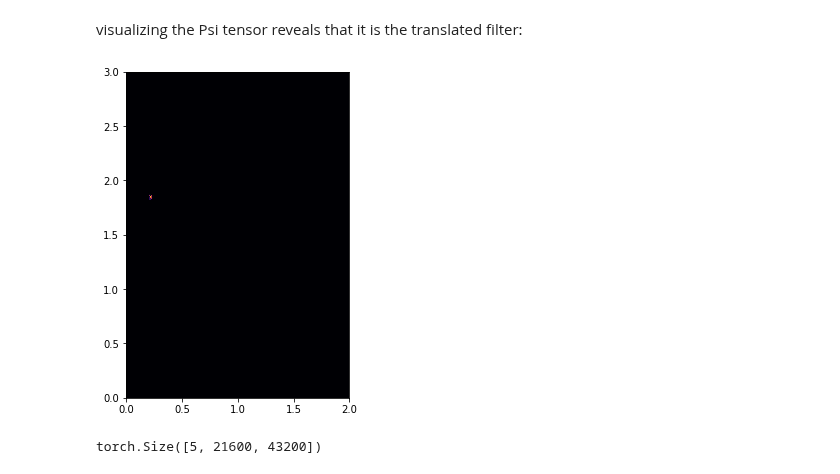
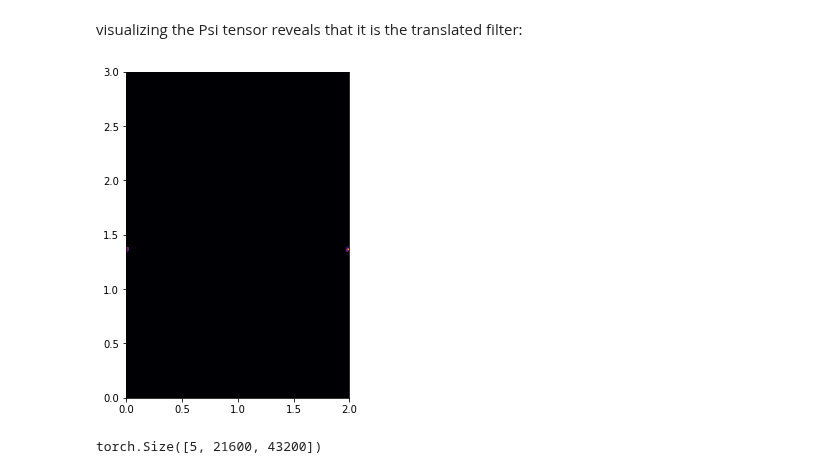
Before and after one commit to NVIDIA/torch-harmonics, a Jupyter notebook: notebooks/disco_conv_2d.ipynb, the cells around one changed output. Saved outputs shown, nothing was run; the diff lists cells and outputs as text; code cells hidden in the pictures.

```diff
--- a/notebooks/disco_conv_2d.ipynb
+++ b/notebooks/disco_conv_2d.ipynb
@@ -144,21 +144,21 @@ y_out = torch.linspace(0, 3, ny)
 x_out, y_out = torch.meshgrid(x_out, y_out)
 grid_out = torch.stack([x_out.reshape(-1), y_out.reshape(-1)])
 # %%
-conv = DiscreteContinuousConv2d(1, 1, grid_in=grid_in, quad_weights=weights, grid_out=grid_out, kernel_shape=[2,4], radius_cutoff=2*3./180)
+# conv = DiscreteContinuousConv2d(1, 1, grid_in=grid_in, quad_weights=weights, grid_out=grid_out, kernel_shape=[2,4], radius_cutoff=2*3./180)
 # alternatively, btu normalization will be wrong due to the wrong domain [-1, 1]^2
-# conv = DiscreteContinuousConv2d(1, 1, grid_in="lobatto", grid_out="lobatto", n_in=(180,240), n_out=(120,180), kernel_shape=[2,4], radius_cutoff=3./180).float()
+conv = DiscreteContinuousConv2d(1, 1, grid_in="equidistant", grid_out="equidistant", n_in=(180,240), n_out=(120,180), kernel_shape=[2,4], radius_cutoff=3/180, periodic=True).float()
 conv.weight = nn.Parameter(torch.ones_like(conv.weight))
 psi = conv.get_psi()
 # %% [markdown]
 visualizing the Psi tensor reveals that it is the translated filter:
 # %%
 plt.figure(figsize=(4,6), )
-plt.tripcolor(grid_in[0], grid_in[1], psi[0, 2450].to_dense(), cmap=cmap, shading="flat")
+plt.tripcolor(grid_in[0], grid_in[1], psi[4, 21500].to_dense(), cmap=cmap, shading="flat")
 plt.xlim(0,2)
 plt.ylim(0,3)
 plt.show()
 # %% [output]
-[figure, old version]
+[figure, new version]
 # %%
 psi.shape
 # %% [output]
```
Also changed, not shown: parts of 8 cells of this notebook, 2 other files.
